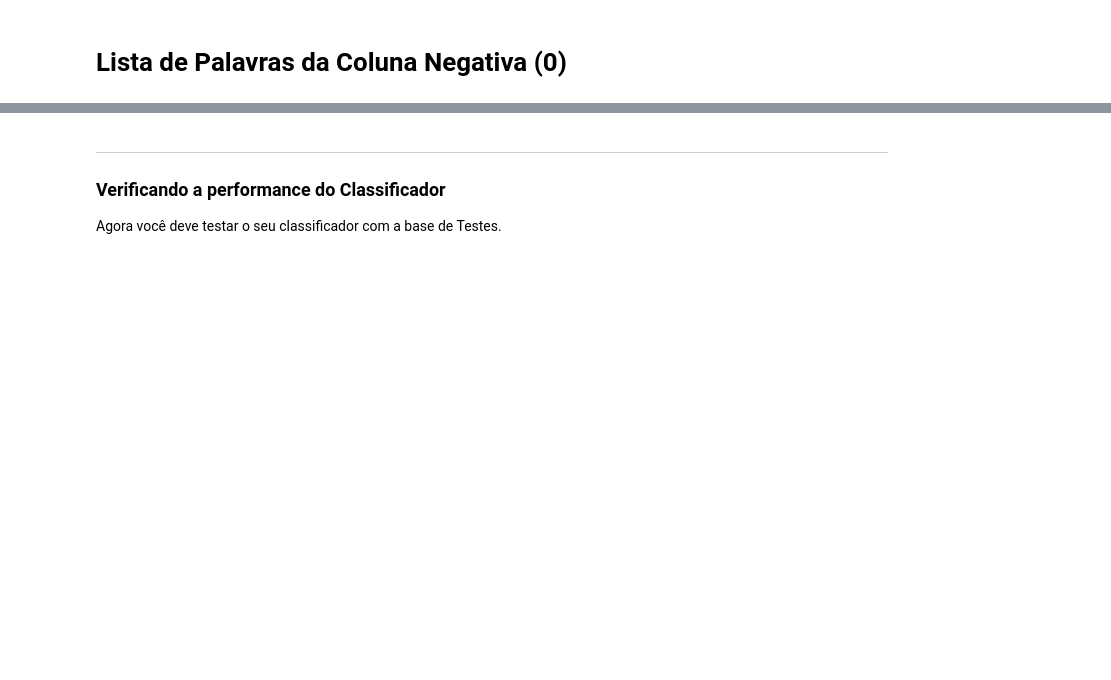
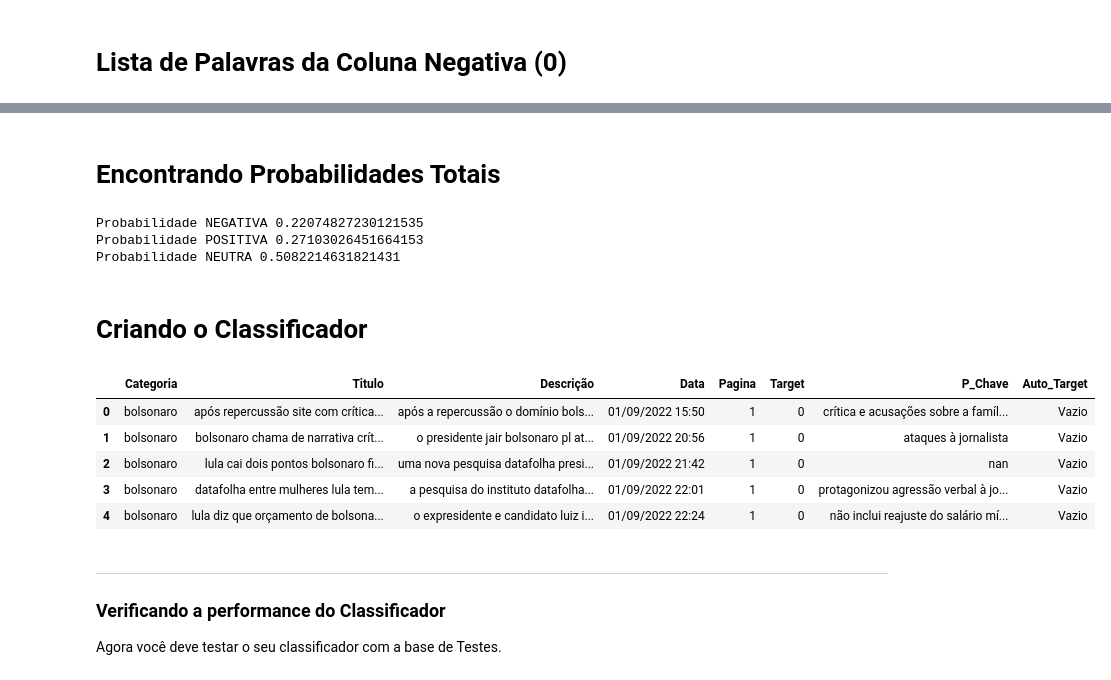
Before and after one commit to insper-classroom/22-2a-cd-p1-grupo_pedrolscf, a Jupyter notebook: notebooks/relatorio_modelo.ipynb, the cells around one changed output, grey strips where cells are left out. Drawn from its saved outputs; the diff is of its cells as text; code cells hidden in the pictures; blank space fills up the shorter version.

```diff
--- a/notebooks/relatorio_modelo.ipynb
+++ b/notebooks/relatorio_modelo.ipynb
@@ -201,0 +256,2 @@ print(len(lista_train0))
+# %% [markdown]
+# Encontrando Probabilidades Totais
@@ -202,3 +261,27 @@ print(len(lista_train0))
+# %%
+prob_0=len(lista_train0_quero)/len(lista_total)
+prob_1=len(lista_train1_quero)/len(lista_total)
+prob_2=len(lista_train2_quero)/len(lista_total)
+
+print(f'Probabilidade NEGATIVA {prob_0}')
+print(f'Probabilidade POSITIVA {prob_1}')
+print(f'Probabilidade NEUTRA {prob_2}')
+# %% [output]
+Probabilidade NEGATIVA 0.22074827230121535
+Probabilidade POSITIVA 0.27103026451664153
+Probabilidade NEUTRA 0.5082214631821431
+# %% [markdown]
+# Criando o Classificador
+# %%
+train['Auto_Target']='Vazio'
+train.head()
+# %% [output]
+|  | Categoria | Titulo | Descrição | Data | Pagina | Target | P_Chave | Auto_Target |
+| 0 | bolsonaro | após repercussão site com crítica... | após a repercussão o domínio bols... | 01/09/2022 15:50 | 1 | 0 | crítica e acusações sobre a famíl... | Vazio |
+| 1 | bolsonaro | bolsonaro chama de narrativa crít... | o presidente jair bolsonaro pl at... | 01/09/2022 20:56 | 1 | 0 | ataques à jornalista | Vazio |
+| 2 | bolsonaro | lula cai dois pontos bolsonaro fi... | uma nova pesquisa datafolha presi... | 01/09/2022 21:42 | 1 | 0 | nan | Vazio |
+| 3 | bolsonaro | datafolha entre mulheres lula tem... | a pesquisa do instituto datafolha... | 01/09/2022 22:01 | 1 | 0 | protagonizou agressão verbal à jo... | Vazio |
+| 4 | bolsonaro | lula diz que orçamento de bolsona... | o expresidente e candidato luiz i... | 01/09/2022 22:24 | 1 | 0 | não inclui reajuste do salário mí... | Vazio |
 # %% [markdown]
 ___
 ### Verificando a performance do Classificador
```
Also changed, not shown: parts of 14 cells of this notebook.
